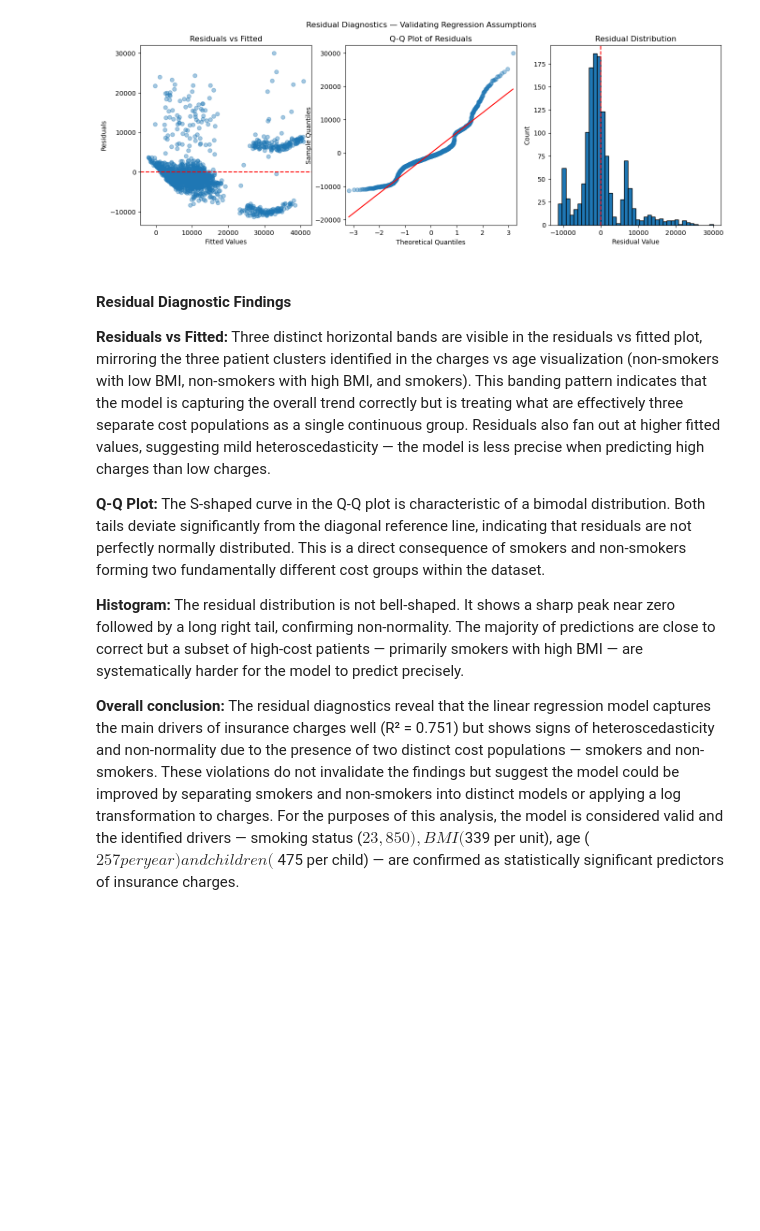
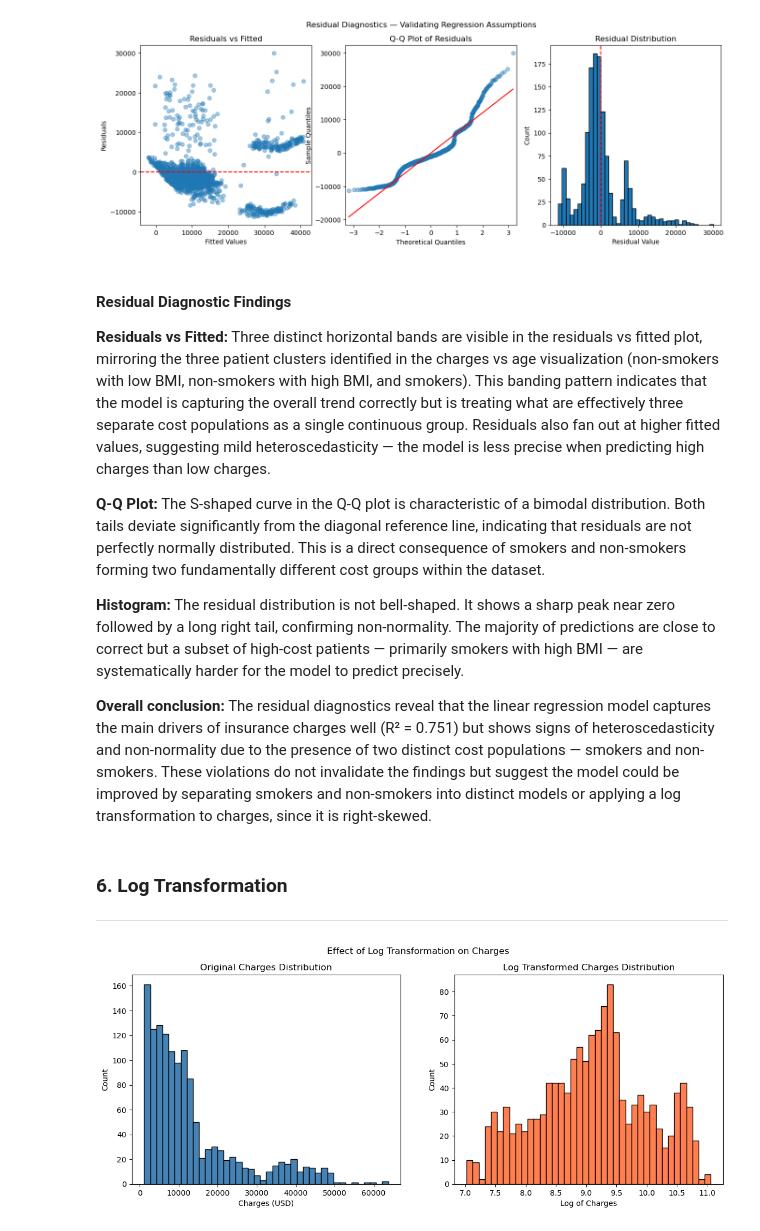
Before and after one commit to amanda-h06/medical-insurance-analysis, a Jupyter notebook: insurance_analysis.ipynb, the cells around one changed output. Drawn from its saved outputs; the diff is of its cells as text; code cells hidden in the pictures; blank space fills up the shorter version.

Commit message:
Log transformation applied

```diff
--- a/insurance_analysis.ipynb
+++ b/insurance_analysis.ipynb
@@ -756,8 +756,29 @@ but shows signs of heteroscedasticity and non-normality due to the
 presence of two distinct cost populations — smokers and non-smokers.
 These violations do not invalidate the findings but suggest the model
 could be improved by separating smokers and non-smokers into distinct
-models or applying a log transformation to charges. For the purposes
-of this analysis, the model is considered valid and the identified
-drivers — smoking status ($23,850), BMI ($339 per unit), age ($257
-per year) and children ($475 per child) — are confirmed as
-statistically significant predictors of insurance charges.
+models or applying a log transformation to charges, since it is right-skewed.
+# %% [markdown]
+### 6. Log Transformation
+---
+# %%
+df['log_charges'] = np.log(df['charges'])
+
+# Compare the two distributions side by side
+fig, axes = plt.subplots(1, 2, figsize=(14, 5))
+
+# Original charges
+axes[0].hist(df['charges'], bins=40, color='steelblue', edgecolor='black')
+axes[0].set_title('Original Charges Distribution')
+axes[0].set_xlabel('Charges (USD)')
+axes[0].set_ylabel('Count')
+
+# Log charges
+axes[1].hist(df['log_charges'], bins=40, color='coral', edgecolor='black')
+axes[1].set_title('Log Transformed Charges Distribution')
+axes[1].set_xlabel('Log of Charges')
+axes[1].set_ylabel('Count')
+
+plt.suptitle('Effect of Log Transformation on Charges')
+plt.show()
+# %% [output]
+[figure, added]
```
Also changed, not shown: parts of 6 cells of this notebook.
